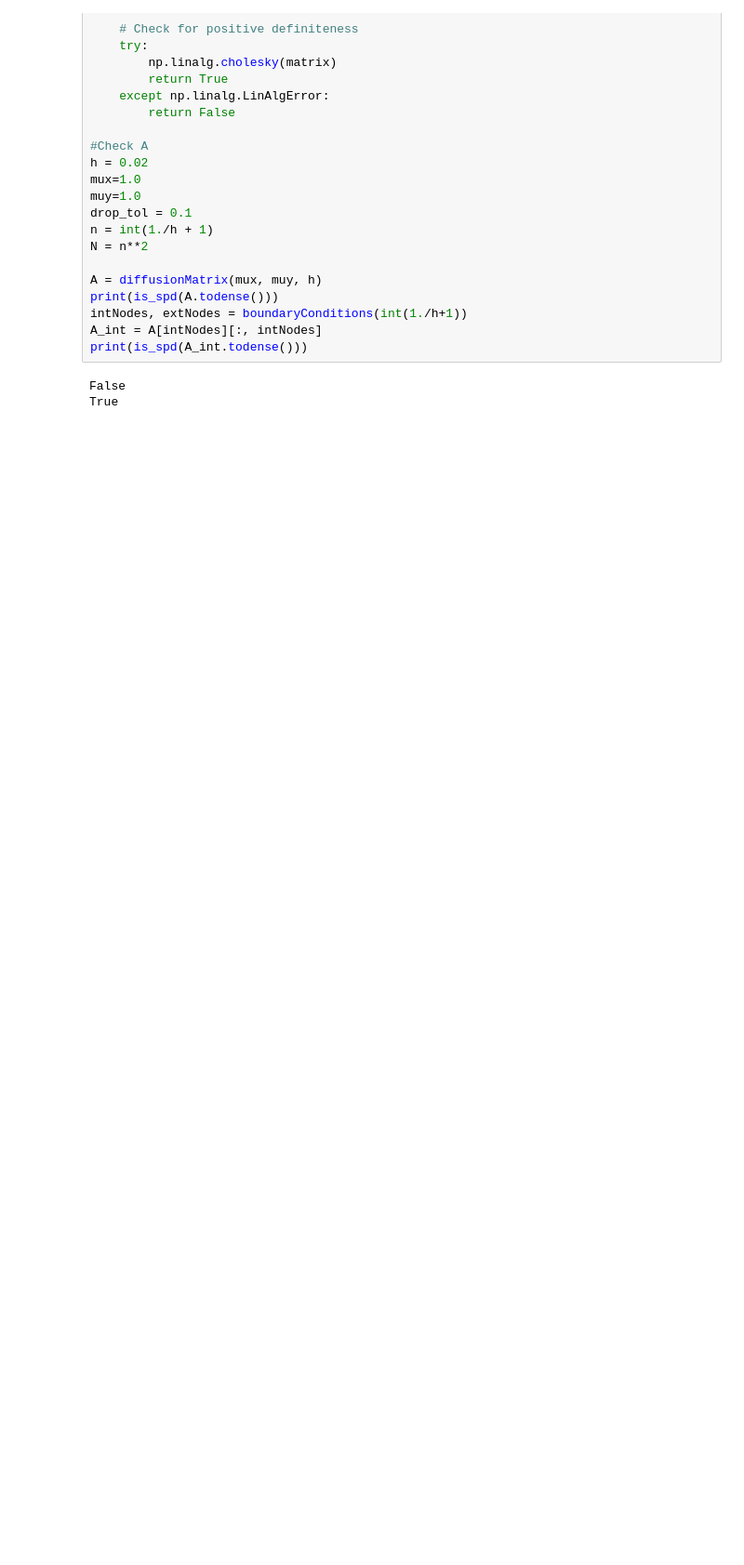
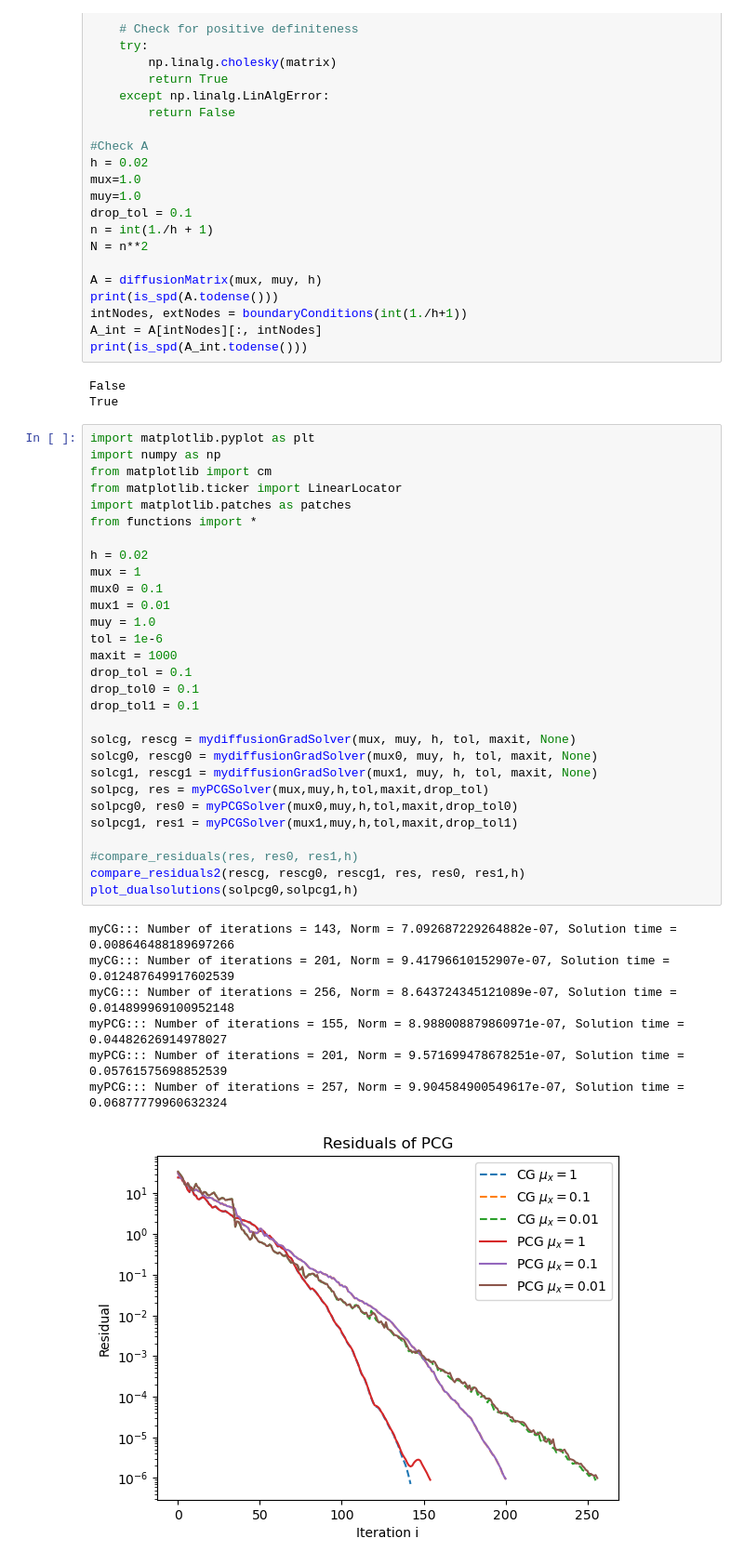
Before and after one commit to RFurze/ScientificComputing, a Jupyter notebook: Assignment2_2Master.ipynb, the cells around one changed output. Shown at 93% size. Drawn from its saved outputs; the diff is of its cells as text; blank space fills up the shorter version.

```diff
--- a/Assignment2_2Master.ipynb
+++ b/Assignment2_2Master.ipynb
@@ -463,3 +463,40 @@ print(is_spd(A_int.todense()))
 # %% [output]
 False
 True
+# %%
+import matplotlib.pyplot as plt
+import numpy as np
+from matplotlib import cm
+from matplotlib.ticker import LinearLocator
+import matplotlib.patches as patches
+from functions import *
+
+h = 0.02
+mux = 1
+mux0 = 0.1
+mux1 = 0.01
+muy = 1.0
+tol = 1e-6
+maxit = 1000
+drop_tol = 0.1
+drop_tol0 = 0.1
+drop_tol1 = 0.1
+
+solcg, rescg = mydiffusionGradSolver(mux, muy, h, tol, maxit, None)
+solcg0, rescg0 = mydiffusionGradSolver(mux0, muy, h, tol, maxit, None)
+solcg1, rescg1 = mydiffusionGradSolver(mux1, muy, h, tol, maxit, None)
+solpcg, res = myPCGSolver(mux,muy,h,tol,maxit,drop_tol)
+solpcg0, res0 = myPCGSolver(mux0,muy,h,tol,maxit,drop_tol0)
+solpcg1, res1 = myPCGSolver(mux1,muy,h,tol,maxit,drop_tol1)
+
+#compare_residuals(res, res0, res1,h)
+compare_residuals2(rescg, rescg0, rescg1, res, res0, res1,h)
+plot_dualsolutions(solpcg0,solpcg1,h)
+# %% [output]
+myCG::: Number of iterations = 143, Norm = 7.092687229264882e-07, Solution time = 0.008646488189697266
+myCG::: Number of iterations = 201, Norm = 9.41796610152907e-07, Solution time = 0.012487649917602539
+myCG::: Number of iterations = 256, Norm = 8.643724345121089e-07, Solution time = 0.014899969100952148
+myPCG::: Number of iterations = 155, Norm = 8.988008879860971e-07, Solution time = 0.04482626914978027
+myPCG::: Number of iterations = 201, Norm = 9.571699478678251e-07, Solution time = 0.05761575698852539
+myPCG::: Number of iterations = 257, Norm = 9.904584900549617e-07, Solution time = 0.06877779960632324
+[figure, added]
```
Also changed, not shown: parts of 6 cells of this notebook.
